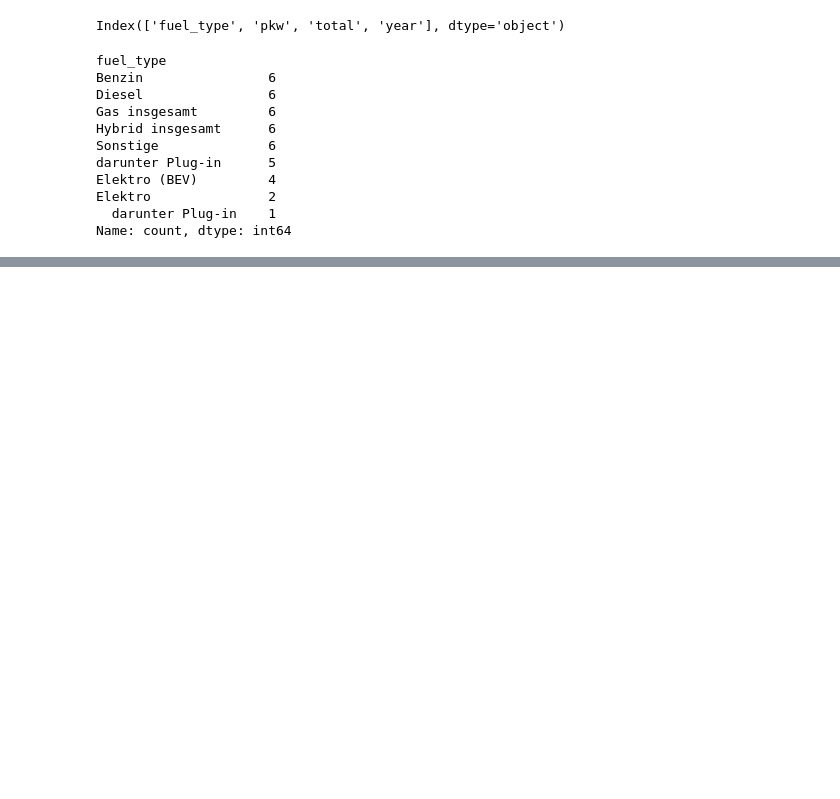
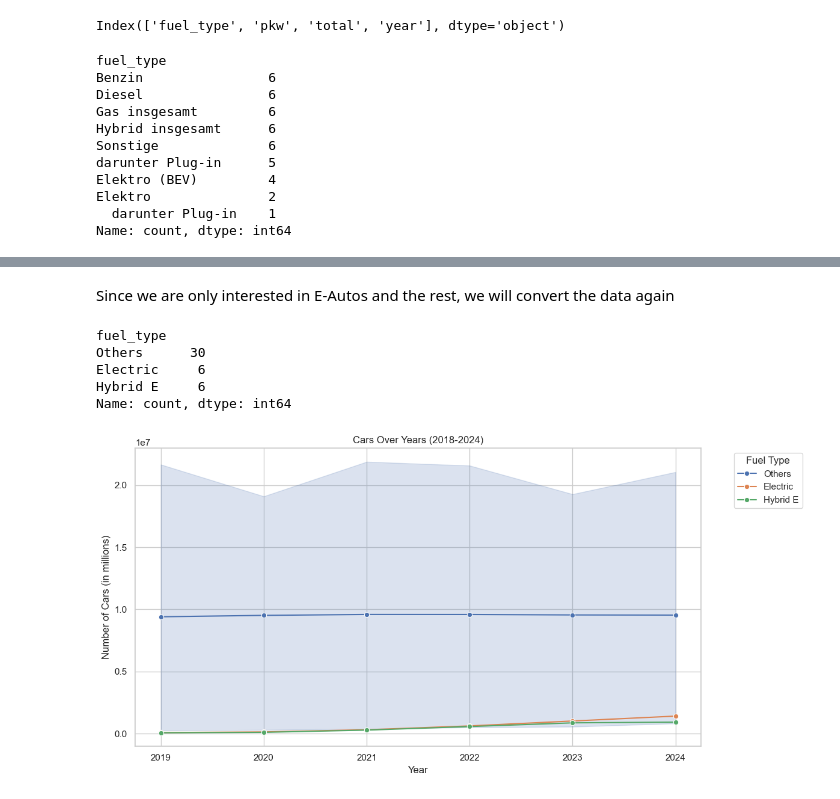
Before and after one commit to adelinerd/electric_cars, a Jupyter notebook: Autos_Total.ipynb, the cells around one changed output, grey strips where cells are left out. Cells and saved outputs as stored; diff of their text form; code cells hidden in the pictures; blank space fills up the shorter version.

```diff
--- a/Autos_Total.ipynb
+++ b/Autos_Total.ipynb
@@ -137,2 +138,45 @@ plt.show()
 # %%
 df.to_csv('./clean_data/cars_based_on_fuel_per_year.csv',  index=False)
+# %% [markdown]
+Since we are only interested in E-Autos and the rest, we will convert the data again
+# %%
+df_filtered = df.copy()
+fuel_type_mapping = {
+ 'Benzin': 'Others',
+ 'Diesel': 'Others',
+ 'Gas': 'Others',
+ 'Sonstige': 'Others',
+ 'Hybrid': 'Others',
+ 'Electric': 'Electric',
+ 'Hybrid E': 'Hybrid E'
+ }
+
+df_filtered['fuel_type'] = df_filtered['fuel_type'].replace(fuel_type_mapping)
+df_filtered["fuel_type"].value_counts()
+# %% [output]
+fuel_type
+Others      30
+Electric     6
+Hybrid E     6
+Name: count, dtype: int64
+# %%
+# Set the plot style
+sns.set_style("whitegrid")
+
+# Pivot the data to get years on x-axis and fuel types as separate lines
+plt.figure(figsize=(12, 6))
+sns.lineplot(data=df_filtered, x="year", y="pkw", hue="fuel_type", marker="o")
+
+# Labels and title
+plt.xlabel("Year")
+plt.ylabel("Number of Cars (in millions)")
+plt.title("Cars Over Years (2018-2024)")
+
+# Move legend outside
+plt.legend(title="Fuel Type", bbox_to_anchor=(1.05, 1), loc="upper left")
+
+# Adjust layout to fit legend
+plt.tight_layout()
+plt.show()
+# %% [output]
+[figure, added]
```
Also changed, not shown: parts of 4 cells of this notebook, 17 other files.
